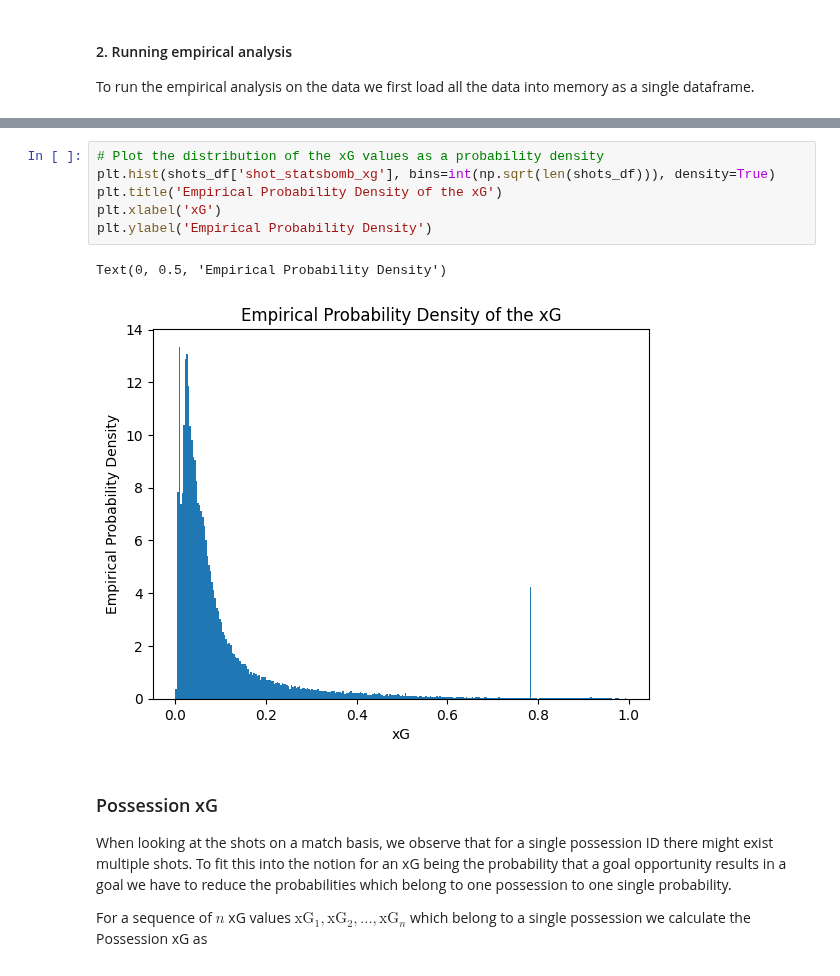
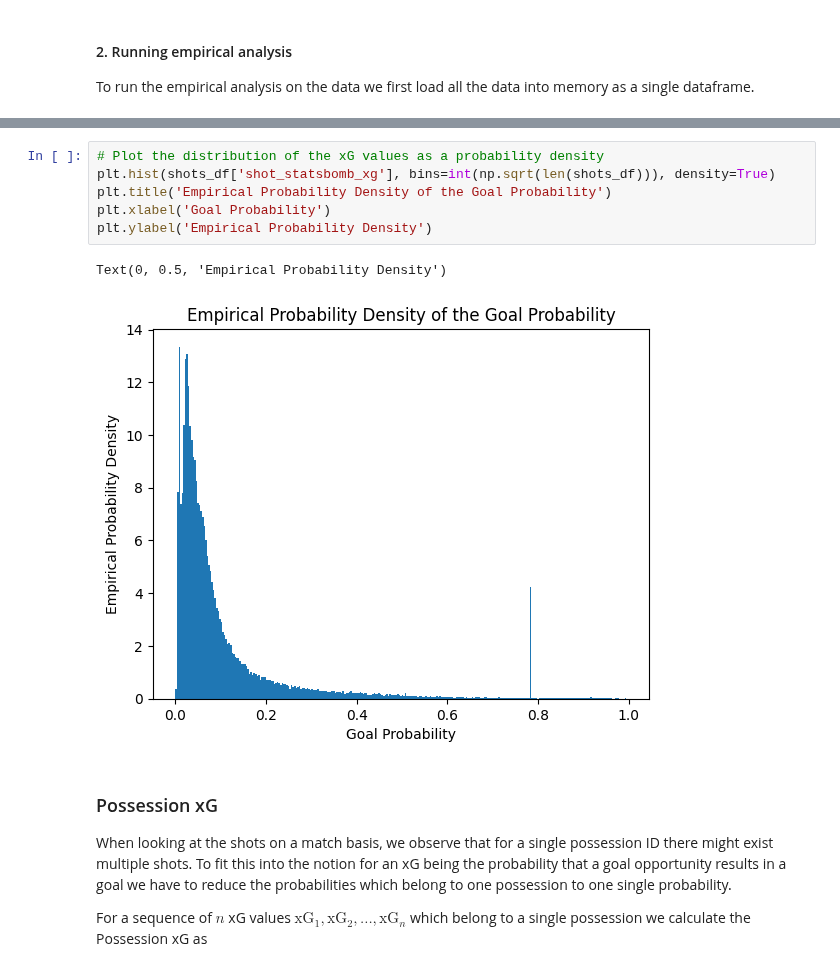
Before and after one commit to StrikerBadger/bachelor-thesis, a Jupyter notebook: empirical_analysis.ipynb, the cells around one changed output, grey strips where cells are left out. Drawn from its saved outputs; the diff is of its cells as text.

```diff
--- a/empirical_analysis.ipynb
+++ b/empirical_analysis.ipynb
@@ -84,12 +84,12 @@ Index(['id', 'index', 'period', 'timestamp', 'minute', 'second', 'type',
 # %%
 # Plot the distribution of the xG values as a probability density
 plt.hist(shots_df['shot_statsbomb_xg'], bins=int(np.sqrt(len(shots_df))), density=True)
-plt.title('Empirical Probability Density of the xG')
-plt.xlabel('xG')
+plt.title('Empirical Probability Density of the Goal Probability')
+plt.xlabel('Goal Probability')
 plt.ylabel('Empirical Probability Density')
 # %% [output]
 Text(0, 0.5, 'Empirical Probability Density')
-[figure, old version]
+[figure, new version]
 # %% [markdown]
 ### Possession xG
 When looking at the shots on a match basis, we observe that for a single possession ID there might exist multiple shots. To fit this into the notion for an xG being the probability that a goal opportunity results in a goal we have to reduce the probabilities which belong to one possession to one single probability.
```
Also changed, not shown: parts of 4 cells of this notebook, 1 other file.
